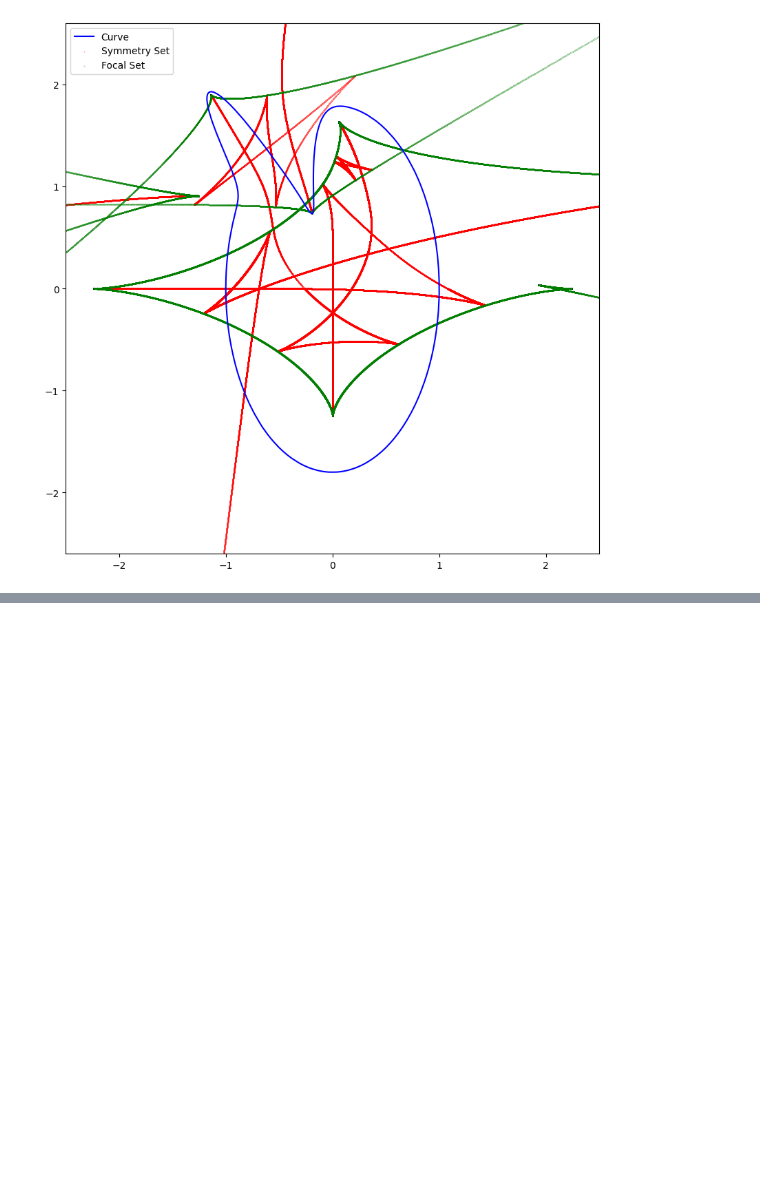
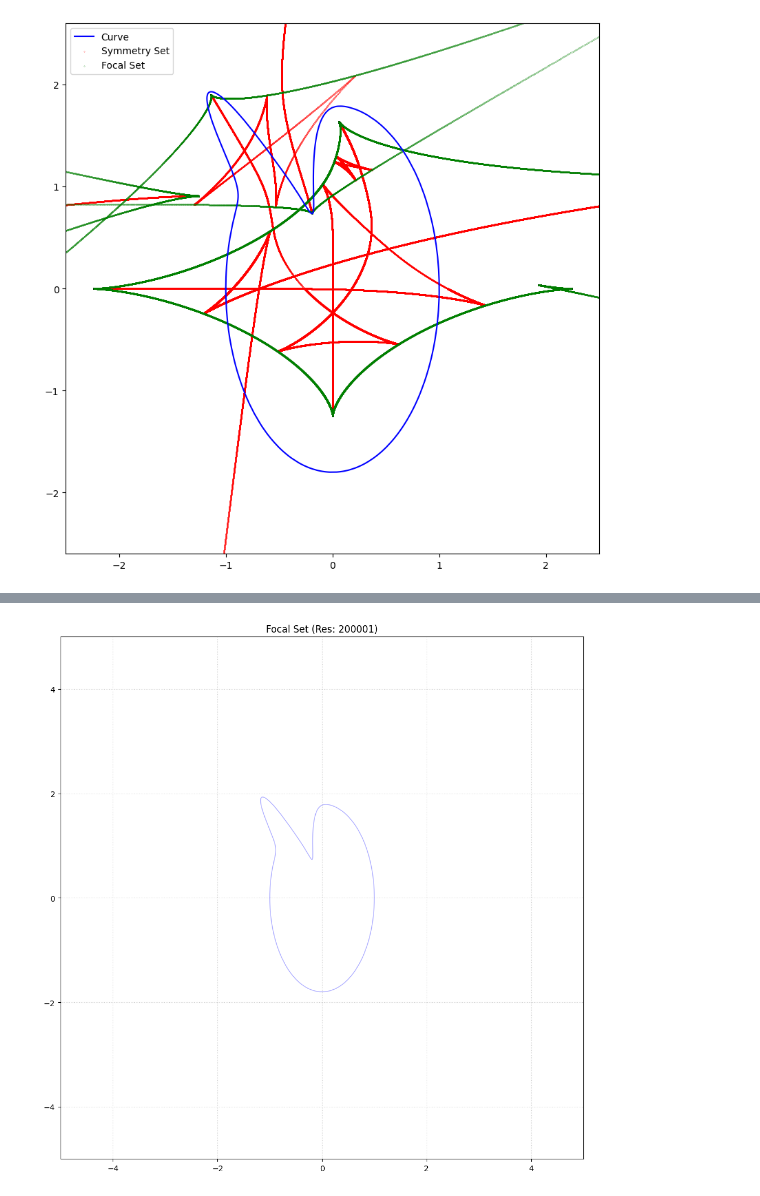
Before and after one commit to scarroy-02/symmetry_set, a Jupyter notebook: sym_algo.ipynb, the cells around one changed output, grey strips where cells are left out. Drawn from its saved outputs; the diff is of its cells as text; code cells hidden in the pictures; blank space fills up the shorter version.

Commit message:
evolute tracking added

```diff
--- a/sym_algo.ipynb
+++ b/sym_algo.ipynb
@@ -1209,3 +1209,92 @@ plt.legend()
 plt.show()
 # %% [output]
 [figure]
+# %%
+import pandas as pd
+import matplotlib.pyplot as plt
+import matplotlib.animation as animation
+import numpy as np
+
+# 1. Load the high-resolution data (20,000 points)
+try:
+    df = pd.read_csv("monodromyfig4_evolute.csv")
+except FileNotFoundError:
+    print("Error: 'animation_data.csv' not found.")
+    exit()
+
+# --- SPEED CONTROL SETTINGS ---
+total_points = len(df)
+# We want the video to have roughly 1000 frames total (approx 30 seconds at 30fps)
+# If total_points is 20,000, step will be 20. We skip 19 rows for every frame shown.
+target_frames = 1000
+step = max(1, total_points // target_frames)
+
+print(f"Data points: {total_points}")
+print(f"Animation step: {step} (Processing every {step}th point)")
+
+# Setup the figure
+fig, ax = plt.subplots(figsize=(10, 10))
+ax.set_aspect('equal')
+ax.set_facecolor('white')
+ax.grid(True, linestyle=':', alpha=0.6)
+
+ax.set_xlim(-5,5)
+ax.set_ylim(-5,5)
+
+# --- GRAPHIC ELEMENTS ---
+ax.plot(df['curve_x'], df['curve_y'], color='blue', alpha=0.3, linewidth=1, label='Base Curve')
+
+# High res trace (points)
+focal_trace, = ax.plot([], [], marker='.', linestyle='None', color='green',
+                       markersize=1.5, alpha=0.6, label='Focal Set')
+
+curve_point, = ax.plot([], [], 'o', color='blue', markersize=6)
+focal_point, = ax.plot([], [], 'o', color='green', markersize=5)
+normal_line, = ax.plot([], [], color='red', linestyle='--', linewidth=0.8, alpha=0.5)
+
+def init():
+    focal_trace.set_data([], [])
+    curve_point.set_data([], [])
+    focal_point.set_data([], [])
+    normal_line.set_data([], [])
+    return focal_trace, curve_point, focal_point, normal_line
+
+def update(frame_index):
+    # frame_index is now the actual row index (0, 20, 40, etc.)
+    row = df.iloc[frame_index]
+
+    cx, cy = row['curve_x'], row['curve_y']
+    fx, fy = row['focal_x'], row['focal_y']
+
+    # Update Moving Dots
+    curve_point.set_data([cx], [cy])
+
+    if not np.isnan(fx) and not np.isnan(fy):
+        focal_point.set_data([fx], [fy])
+        normal_line.set_data([cx, fx], [cy, fy])
+
+        # KEY BENEFIT: We grab ALL history up to this frame,
+        # including the points we skipped in the animation loop.
+        # This makes the green cloud look very dense and high-quality.
+        valid_history = df.iloc[:frame_index+1].dropna(subset=['focal_x', 'focal_y'])
+        focal_trace.set_data(valid_history['focal_x'], valid_history['focal_y'])
+    else:
+        focal_point.set_data([], [])
+        normal_line.set_data([], [])
+        valid_history = df.iloc[:frame_index].dropna(subset=['focal_x', 'focal_y'])
+        focal_trace.set_data(valid_history['focal_x'], valid_history['focal_y'])
+
+    return focal_trace, curve_point, focal_point, normal_line
+
+# Modified Animation Call
+# We pass range(0, total_points, step) as the frames generator
+ani = animation.FuncAnimation(fig, update,
+                              frames=range(0, total_points, step),
+                              init_func=init, blit=True, interval=20)
+
+plt.title(f"Focal Set (Res: {total_points})")
+plt.tight_layout()
+plt.show()
+
+ani.save("focal_points2.mp4",writer="ffmpeg",fps=30)
+# %% [output]
@@ -1211,0 +1303 @@ plt.show()
+[figure, added]
```
Also changed, not shown: parts of 1 cell of this notebook, 3 other files.
